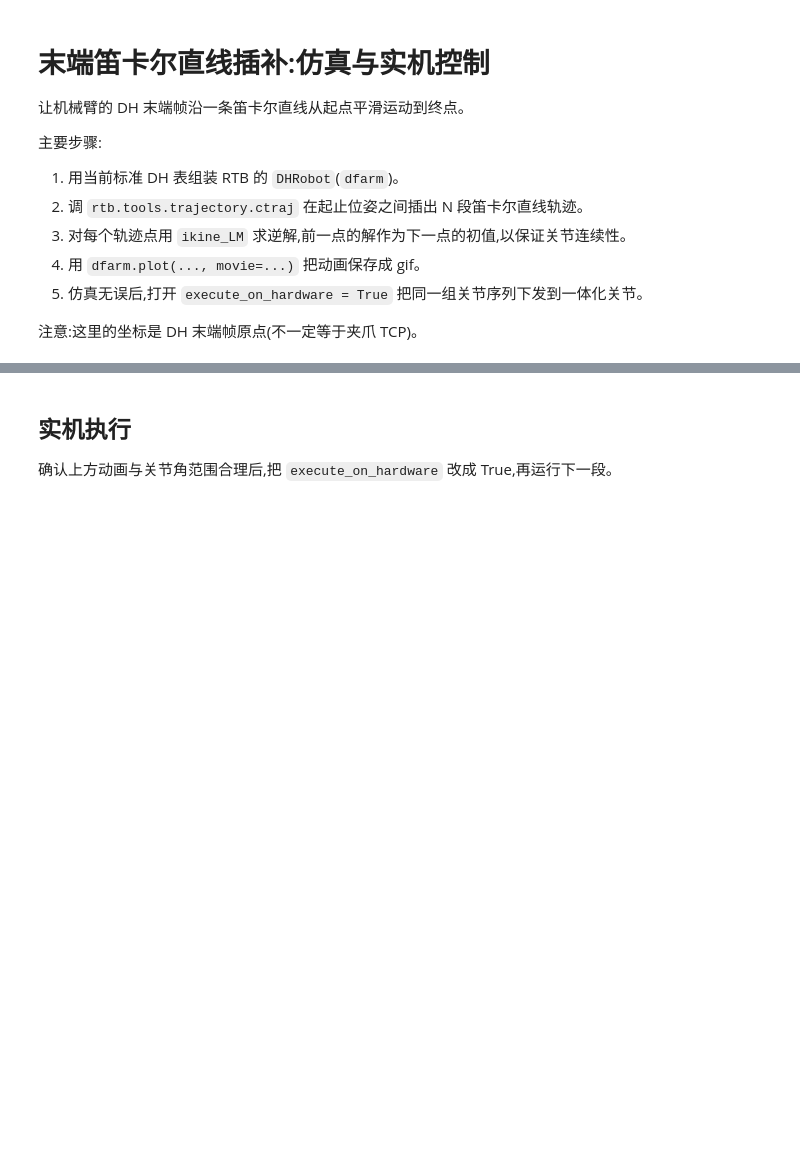
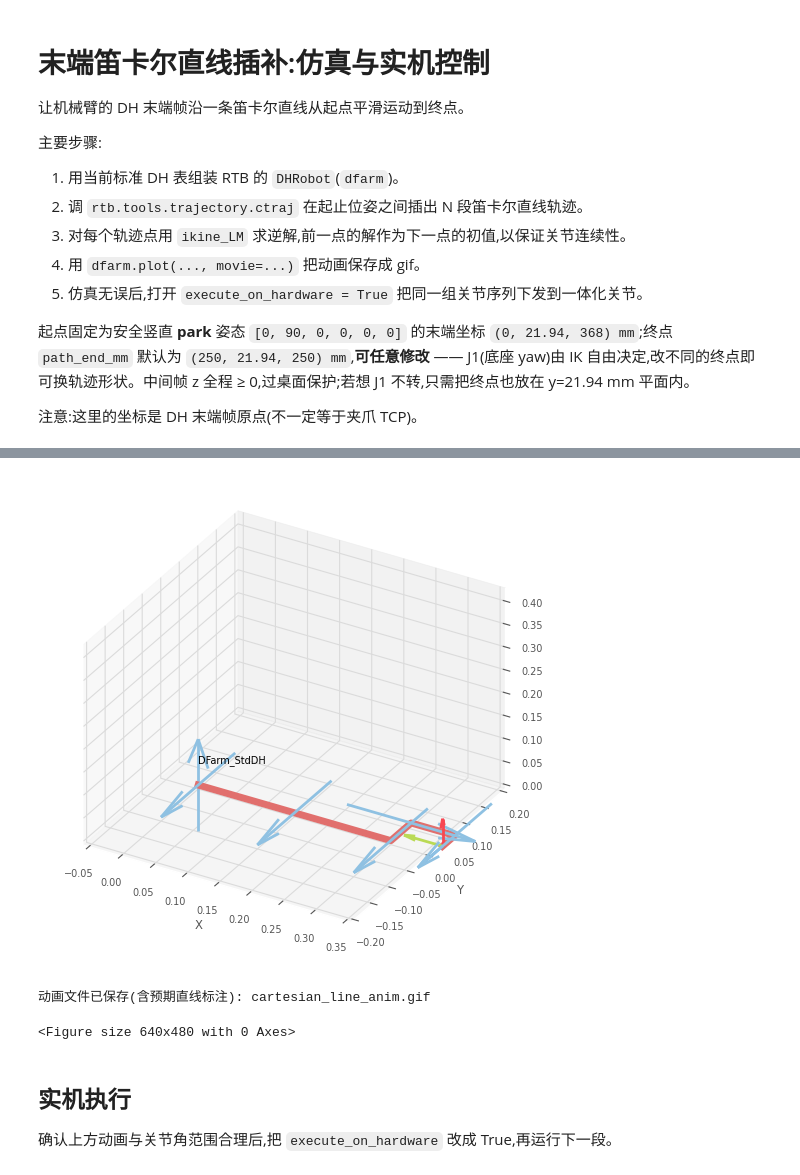
Before and after one commit to FrankGraen/DC_robot, a Jupyter notebook: daran/task1/dh_cartesian_line_motion.ipynb, the cells around one changed output, grey strips where cells are left out. Saved outputs shown, nothing was run; the diff lists cells and outputs as text; code cells hidden in the pictures; blank space fills up the shorter version.

```diff
--- a/daran/task1/dh_cartesian_line_motion.ipynb
+++ b/daran/task1/dh_cartesian_line_motion.ipynb
@@ -11,6 +11,8 @@
 4. 用 `dfarm.plot(..., movie=...)` 把动画保存成 gif。
 5. 仿真无误后,打开 `execute_on_hardware = True` 把同一组关节序列下发到一体化关节。
 
+起点固定为安全竖直 **park** 姿态 `[0, 90, 0, 0, 0, 0]` 的末端坐标 `(0, 21.94, 368) mm`;终点 `path_end_mm` 默认为 `(250, 21.94, 250) mm`,**可任意修改** —— J1(底座 yaw)由 IK 自由决定,改不同的终点即可换轨迹形状。中间帧 z 全程 ≥ 0,过桌面保护;若想 J1 不转,只需把终点也放在 y=21.94 mm 平面内。
+
 注意:这里的坐标是 DH 末端帧原点(不一定等于夹爪 TCP)。
 # %%
 # ---- 把存放 arm_robot.py 的目录加入 sys.path,使 import 可达 -----------------
@@ -37,10 +39,10 @@ np.set_printoptions(precision=4, suppress=True)
 # ============================================================
 # 1) 直线轨迹参数
 # ============================================================
-# DH 末端帧原点的起止笛卡尔点(mm)。这条 ~280 mm 的 3D 对角线沿 -x、-y、+z 方向走,
-# 长度足够在实机运行时清晰看出直线轨迹。
-path_start_mm  = [220,  120, 160]
-path_end_mm    = [100, -120, 240]
+# DH 末端帧原点的起止笛卡尔点(mm)。改 path_end_mm 即可换轨迹;J1 由 IK 自由决定,
+# 如果想保持 J1 不转,把终点也放在 y=path_start_mm[1] 平面内(此处默认仍然共面)。
+path_start_mm  = [0,   21.94, 368]   # 安全竖直 park 姿态 [0,90,0,0,0,0] 的末端 FK 坐标
+path_end_mm    = [100, 200, 200]   # 任意可达点皆可;改 y/x/z 即换轨迹形状,IK 会自动重新求解
 waypoint_count = 40
 
 # 是否仅约束位置(忽略起止位姿的 R/P/Y)
@@ -50,19 +52,22 @@ end_orient_rpy_deg   = [0, 0, 0]
 euler_convention     = 'zyx'
 
 # 反解的初值(度)。建议尽量接近机械臂当前姿态,减少首点跳变。
-ik_seed_deg = [0, 40, 40, 0, 0, 0]
+ik_seed_deg = [0, 90, 0, 0, 0, 0]   # 用 park 姿态做种子,IK 自由决定 J1;尽量贴近实机当前姿态以减少首点跳变
 
 # 关节模型角范围(度)
 qmin_deg = [-160, -40, -160, -160, -180, -180]
 qmax_deg = [ 160, 180,  160,  160,  180,  180]
 
+# 桌面保护:所有 DH 中间坐标系原点的 z 必须 >= desk_z_min_m (m)
+desk_z_min_m = 0.0
+
 # 动画输出
 animation_filename = 'cartesian_line_anim.gif'
-plot_box           = [0.05, 0.30, -0.20, 0.20, 0.10, 0.30]
+plot_box           = [-0.05, 0.35, -0.20, 0.20, 0.00, 0.42]
 
 # 实机控制
-execute_on_hardware = False
-can_bridge_port     = '/dev/ttyACM2'
+execute_on_hardware = True
+can_bridge_port     = '/dev/ttyACM1'
 serial_baud         = 115200
 
 # 'tracking': 连续发送 mode=0 跟踪;适合小步长直线
@@ -71,6 +76,15 @@ runtime_mode      = 'tracking'
 cmd_period_s      = 0.2
 joint_speed_rpm   = 2.0
 joint_accel_rpm_s = 10.0
+
+# 实机运行时的位姿验证(仿真 cmd vs 实测关节角):
+#   - verify_period_s      采样间隔(秒);避免每次循环都走 read_joints,会拖慢命令下发
+#   - verify_threshold_deg 单关节误差超过该值时,打印 WARN 并标出问题关节
+#   - verify_log_path      None 时自动按时间戳生成 pose_verify_*.csv,便于回溯
+verify_enabled       = True
+verify_period_s      = 0.3
+verify_threshold_deg = 5.0
+verify_log_path      = None
 
 
 # ============================================================
@@ -114,6 +128,22 @@ def target_pose_se3(xyz_mm, rpy_deg):
     return pose
 
 
+def verify_above_desk(q_rad, dfarm, z_min=None):
+    """桌面保护:所有 DH 中间坐标系原点的 z 必须 >= z_min(m)。"""
+    if z_min is None:
+        z_min = desk_z_min_m
+    frames = dfarm.fkine_all(q_rad)
+    below = [(i, float(frames[i].t[2]))
+             for i in range(1, len(frames))
+             if float(frames[i].t[2]) < z_min - 1e-9]
+    if below:
+        detail = '; '.join(f'F{i}: z={z*1000:+.1f}mm' for i, z in below)
+        raise ValueError(
+            f'存在关节坐标系 z 低于桌面安全线 (< {z_min*1000:+.0f} mm) -> '
+            + detail
+        )
+
+
 # ============================================================
 # 3) 生成轨迹
 # ============================================================
@@ -124,17 +154,18 @@ T_end_pose   = target_pose_se3(path_end_mm,   end_orient_rpy_deg)
 cartesian_path = rtb.tools.trajectory.ctraj(T_start_pose, T_end_pose, waypoint_count)
 dof_mask = [1, 1, 1, 0, 0, 0] if ignore_orientation else [1] * 6
 
+# 6-DOF IK
 joint_solutions = []
 seed = np.deg2rad(np.asarray(ik_seed_deg, dtype=float))
 for idx, T_step in enumerate(cartesian_path):
     ik = dfarm.ikine_LM(
         T_step, q0=seed, mask=dof_mask,
-        ilimit=100, slimit=100, joint_limits=True,
+        ilimit=200, slimit=200, joint_limits=True,
     )
     if not ik.success:
         raise RuntimeError(
-            f'第 {idx} 个轨迹点反解失败: {getattr(ik, "reason", "")}; '
-            f'residual={getattr(ik, "residual", None)}'
+            f'第 {idx} 个轨迹点反解失败: '
+            f'{getattr(ik, "reason", "")}; residual={getattr(ik, "residual", None)}'
         )
     seed = ik.q
     joint_solutions.append(ik.q)
@@ -144,10 +175,18 @@ joint_path_deg = np.rad2deg(joint_path)
 verify_within_limits(joint_path_deg.min(axis=0))
 verify_within_limits(joint_path_deg.max(axis=0))
 
-# 末端 FK 与名义直线的位置残差
-realized_xyz_mm = np.asarray([dfarm.fkine(q).t * 1000 for q in joint_path])
-nominal_xyz_mm  = np.linspace(path_start_mm, path_end_mm, waypoint_count)
-ik_residual_mm  = realized_xyz_mm - nominal_xyz_mm
+# 桌面保护:扫一遍整条轨迹的每个采样点
+for _k, _q in enumerate(joint_path):
+    verify_above_desk(_q, dfarm)
+
+# 两套位置参考:
+#   - cartesian_target_mm : ctraj 实际下发到 IK 的目标点(五次时间标定,起止平滑)
+#   - nominal_xyz_mm      : 起止之间的 *匀速直线* 采样,只用于在 3D 图里画那条期望红线
+# IK 误差以 ctraj 目标为基准,反映反解收敛精度;与 ctraj 时间标定无关。
+realized_xyz_mm     = np.asarray([dfarm.fkine(q).t * 1000 for q in joint_path])
+cartesian_target_mm = np.asarray([np.asarray(T.t) * 1000 for T in cartesian_path])
+nominal_xyz_mm      = np.linspace(path_start_mm, path_end_mm, waypoint_count)
+ik_residual_mm      = realized_xyz_mm - cartesian_target_mm
 
 print('轨迹点数            :', waypoint_count)
 print('起点目标 mm         :', path_start_mm)
@@ -156,7 +195,8 @@ print('起点关节角 deg      :', np.round(joint_path_deg[0],  3).tolist())
 print('终点关节角 deg      :', np.round(joint_path_deg[-1], 3).tolist())
 print('每关节最小值 deg    :', np.round(joint_path_deg.min(axis=0), 3).tolist())
 print('每关节最大值 deg    :', np.round(joint_path_deg.max(axis=0), 3).tolist())
-print('IK 位置残差最大 mm  :', float(np.max(np.linalg.norm(ik_residual_mm, axis=1))))
+print('IK 位置残差最大 mm  :', float(np.max(np.linalg.norm(ik_residual_mm, axis=1))),
+      '  (相对 ctraj 实际目标点,反映 IK 收敛精度)')
 print('首末 FK 坐标 mm     :')
 print('  start:', np.round(realized_xyz_mm[0],  3).tolist())
 print('  end  :', np.round(realized_xyz_mm[-1], 3).tolist())
@@ -208,3 +248,4 @@ frames[0].save(
     loop=0,
 )
 print('动画文件已保存(含预期直线标注):', animation_filename)
+# %% [output]
@@ -211,3 +280,6 @@ print('动画文件已保存(含预期直线标注):', animation_filename)
+[figure, added]
+动画文件已保存(含预期直线标注): cartesian_line_anim.gif
+<Figure size 640x480 with 0 Axes>
 # %% [markdown]
 ## 实机执行
 
```
Also changed, not shown: parts of 5 cells of this notebook, 24 other files.
